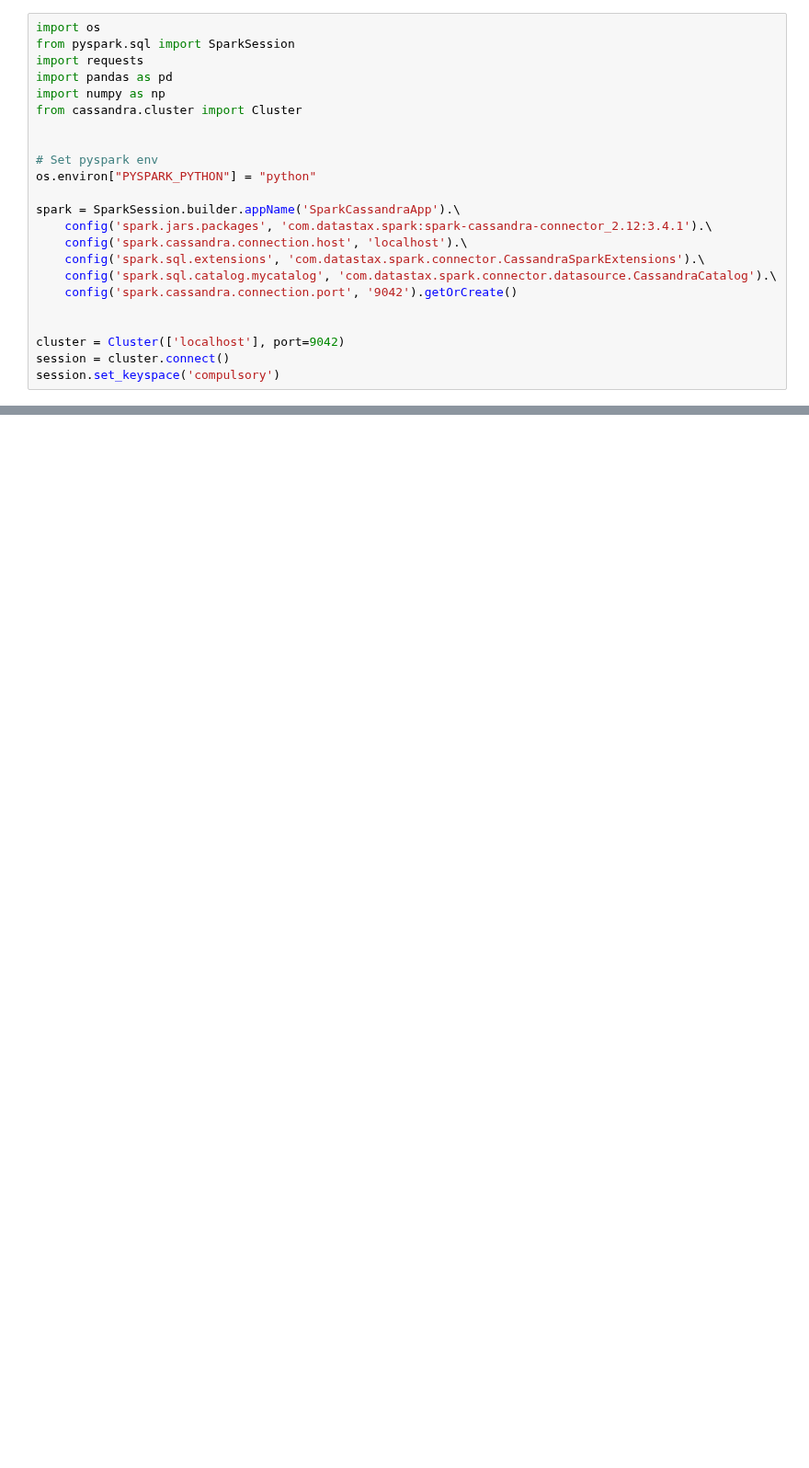
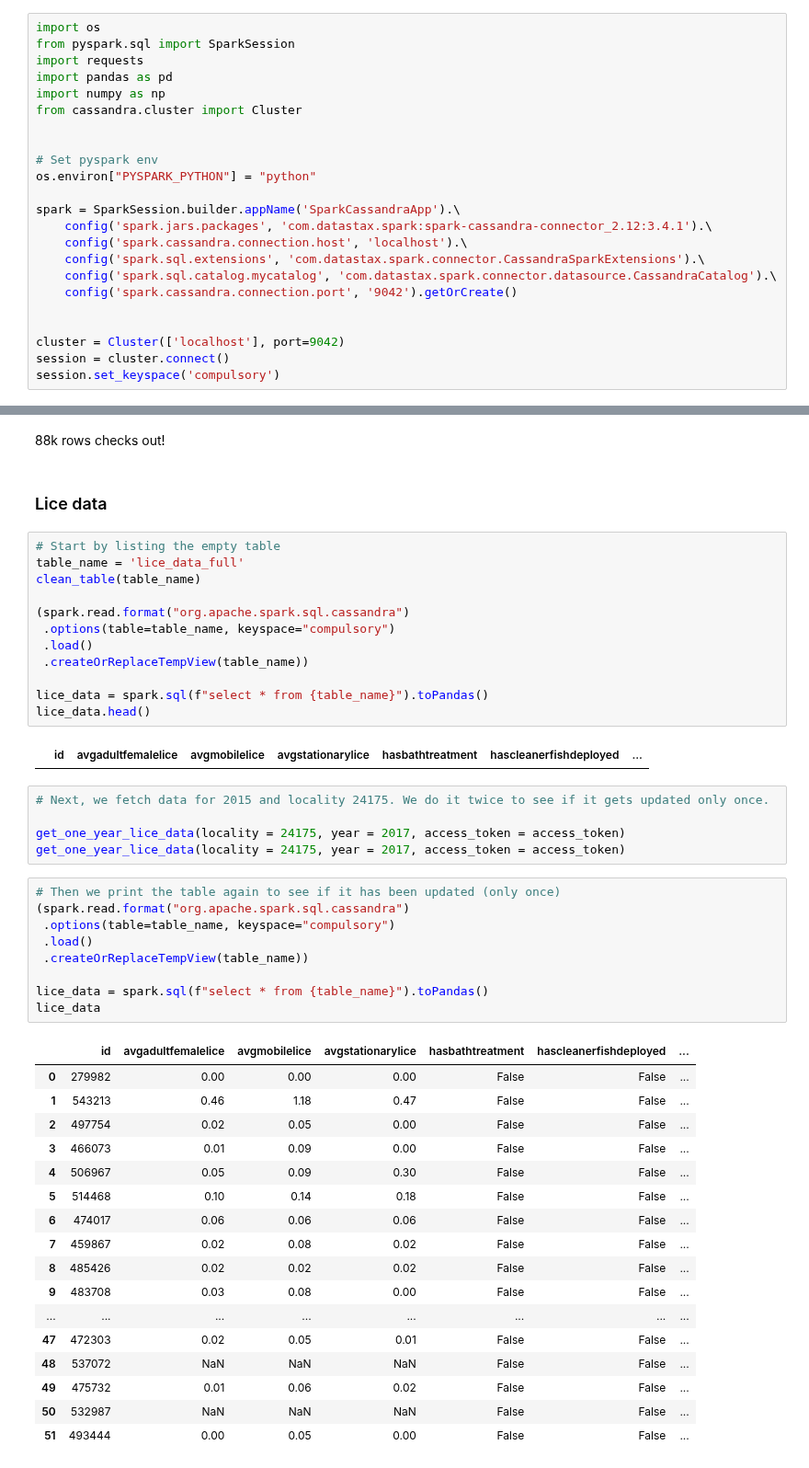
Before and after one commit to erlendrisvik/Compulsories, a Jupyter notebook: CA4/CA4/data_handler_nbook.ipynb, the cells around one changed output, grey strips where cells are left out. Shown at 92% size. Saved outputs shown, nothing was run; the diff lists cells and outputs as text; blank space fills up the shorter version.

```diff
--- a/CA4/CA4/data_handler_nbook.ipynb
+++ b/CA4/CA4/data_handler_nbook.ipynb
@@ -290,0 +309,50 @@ get_one_year_lice_data(locality = 10796, year = 2017, access_token = access_toke
+# %% [markdown]
+88k rows checks out!
+# %% [markdown]
+### Lice data
+# %%
+# Start by listing the empty table
+table_name = 'lice_data_full'
+clean_table(table_name)
+
+(spark.read.format("org.apache.spark.sql.cassandra")
+ .options(table=table_name, keyspace="compulsory")
+ .load()
+ .createOrReplaceTempView(table_name))
+
+lice_data = spark.sql(f"select * from {table_name}").toPandas()
+lice_data.head()
+# %% [output]
+|  | id | avgadultfemalelice | avgmobilelice | avgstationarylice | hasbathtreatment | hascleanerfishdeployed | ... |
+# %%
+# Next, we fetch data for 2015 and locality 24175. We do it twice to see if it gets updated only once.
+
+get_one_year_lice_data(locality = 24175, year = 2017, access_token = access_token)
+get_one_year_lice_data(locality = 24175, year = 2017, access_token = access_token)
+# %%
+# Then we print the table again to see if it has been updated (only once)
+(spark.read.format("org.apache.spark.sql.cassandra")
+ .options(table=table_name, keyspace="compulsory")
+ .load()
+ .createOrReplaceTempView(table_name))
+
+lice_data = spark.sql(f"select * from {table_name}").toPandas()
+lice_data
+# %% [output]
+|  | id | avgadultfemalelice | avgmobilelice | avgstationarylice | hasbathtreatment | hascleanerfishdeployed | ... |
+| 0 | 279982 | 0.00 | 0.00 | 0.00 | False | False | ... |
+| 1 | 543213 | 0.46 | 1.18 | 0.47 | False | False | ... |
+| 2 | 497754 | 0.02 | 0.05 | 0.00 | False | False | ... |
+| 3 | 466073 | 0.01 | 0.09 | 0.00 | False | False | ... |
+| 4 | 506967 | 0.05 | 0.09 | 0.30 | False | False | ... |
+| 5 | 514468 | 0.10 | 0.14 | 0.18 | False | False | ... |
+| 6 | 474017 | 0.06 | 0.06 | 0.06 | False | False | ... |
+| 7 | 459867 | 0.02 | 0.08 | 0.02 | False | False | ... |
+| 8 | 485426 | 0.02 | 0.02 | 0.02 | False | False | ... |
+| 9 | 483708 | 0.03 | 0.08 | 0.00 | False | False | ... |
+| ... | ... | ... | ... | ... | ... | ... | ... |
+| 47 | 472303 | 0.02 | 0.05 | 0.01 | False | False | ... |
+| 48 | 537072 | NaN | NaN | NaN | False | False | ... |
+| 49 | 475732 | 0.01 | 0.06 | 0.02 | False | False | ... |
+| 50 | 532987 | NaN | NaN | NaN | False | False | ... |
+| 51 | 493444 | 0.00 | 0.05 | 0.00 | False | False | ... |
```
Also changed, not shown: parts of 14 cells of this notebook.
